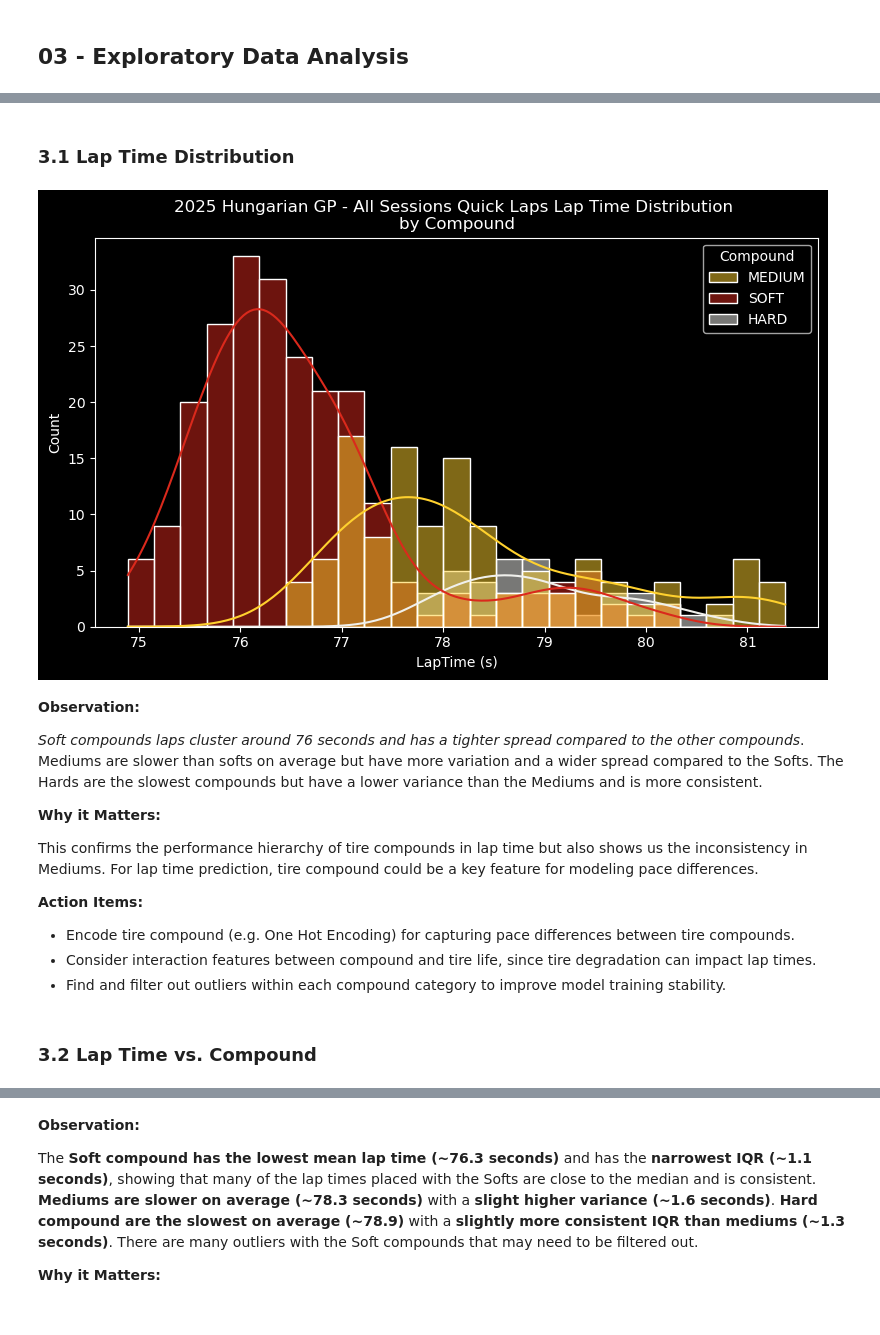
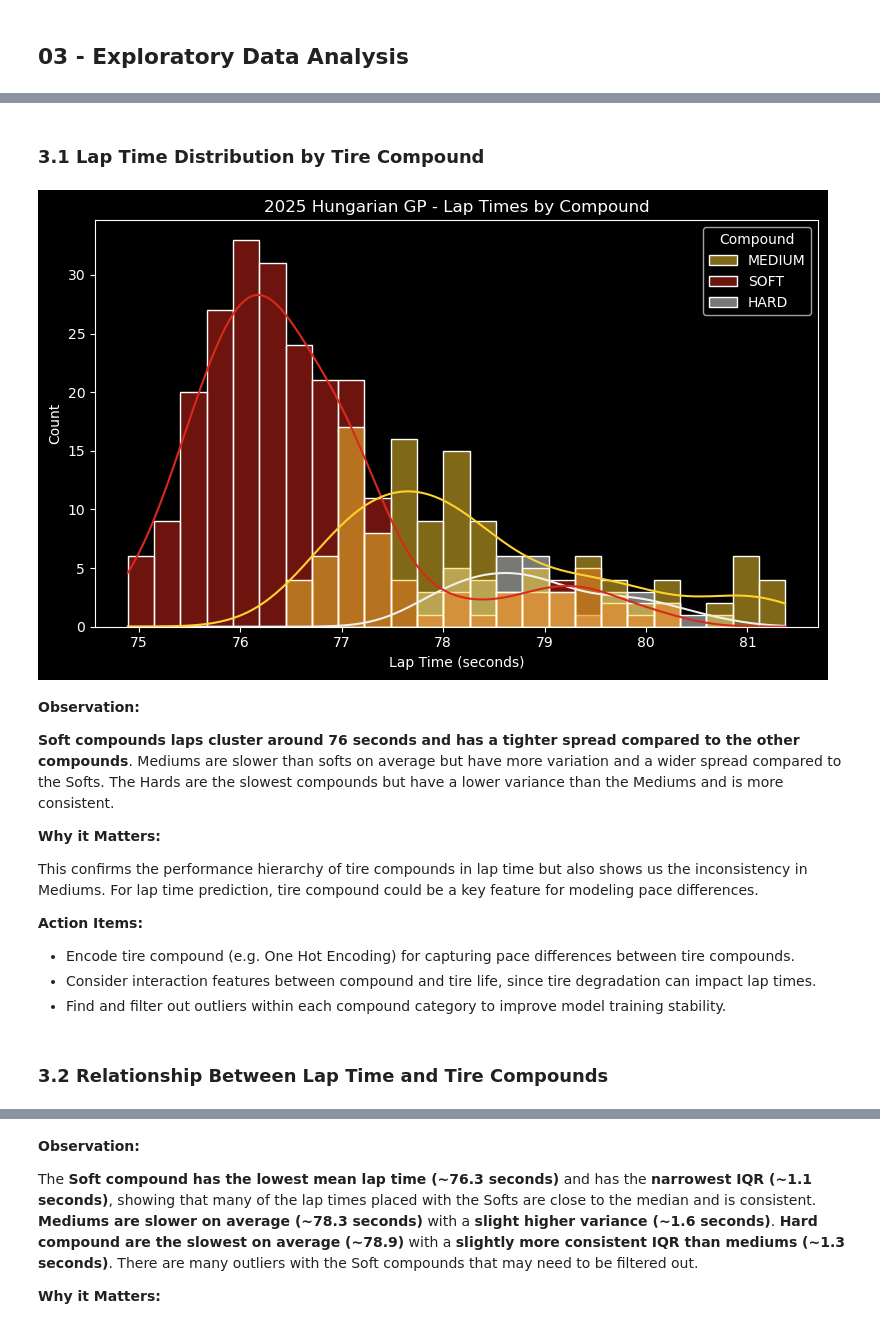
Before and after one commit to hai-henry/f1-midlap-predictor, a Jupyter notebook: notebooks/midlap-predictor.ipynb, the cells around one changed output, grey strips where cells are left out. Saved outputs shown, nothing was run; the diff lists cells and outputs as text; code cells hidden in the pictures.

```diff
--- a/notebooks/midlap-predictor.ipynb
+++ b/notebooks/midlap-predictor.ipynb
@@ -121,28 +97,29 @@ plt.style.use('dark_background') # Enable dark background for plt
 # %% [markdown]
-### 3.1 Lap Time Distribution
+### 3.1 Lap Time Distribution by Tire Compound
 # %%
 session = fastf1.get_session(2025, 'Hungary', 'FP1')
 compound_colors = fastf1.plotting.get_compound_mapping(session) # Returns a dictionary of compounds and its hexadecimal rgb color
 
 plt.figure(figsize=(8, 5))
 
 sns.histplot(
     data=quicklaps,
     x='LapTime (s)',
     hue='Compound',
     kde=True,
     bins=25,
     palette=compound_colors
 )
-plt.title('2025 Hungarian GP - All Sessions Quick Laps Lap Time Distribution \nby Compound')
+plt.title('2025 Hungarian GP - Lap Times by Compound')
+plt.xlabel('Lap Time (seconds)')
 plt.tight_layout()
 plt.show()
 # %% [output]
-[figure, old version]
+[figure, new version]
 # %% [markdown]
 **Observation:**
 
-*Soft compounds laps cluster around 76 seconds and has a tighter spread compared to the other compounds*. Mediums are slower than softs on average but have more variation and a wider spread compared to the Softs. The Hards are the slowest compounds but have a lower variance than the Mediums and is more consistent.
+**Soft compounds laps cluster around 76 seconds and has a tighter spread compared to the other compounds**. Mediums are slower than softs on average but have more variation and a wider spread compared to the Softs. The Hards are the slowest compounds but have a lower variance than the Mediums and is more consistent.
 
 **Why it Matters:**
 
@@ -153,7 +130,7 @@ This confirms the performance hierarchy of tire compounds in lap time but also s
 - Consider interaction features between compound and tire life, since tire degradation can impact lap times.
 - Find and filter out outliers within each compound category to improve model training stability.
 # %% [markdown]
-### 3.2 Lap Time vs. Compound
+### 3.2 Relationship Between Lap Time and Tire Compounds
 # %%
 plt.figure(figsize=(8, 5))
 sns.boxplot(
```
Also changed, not shown: parts of 14 cells of this notebook.
